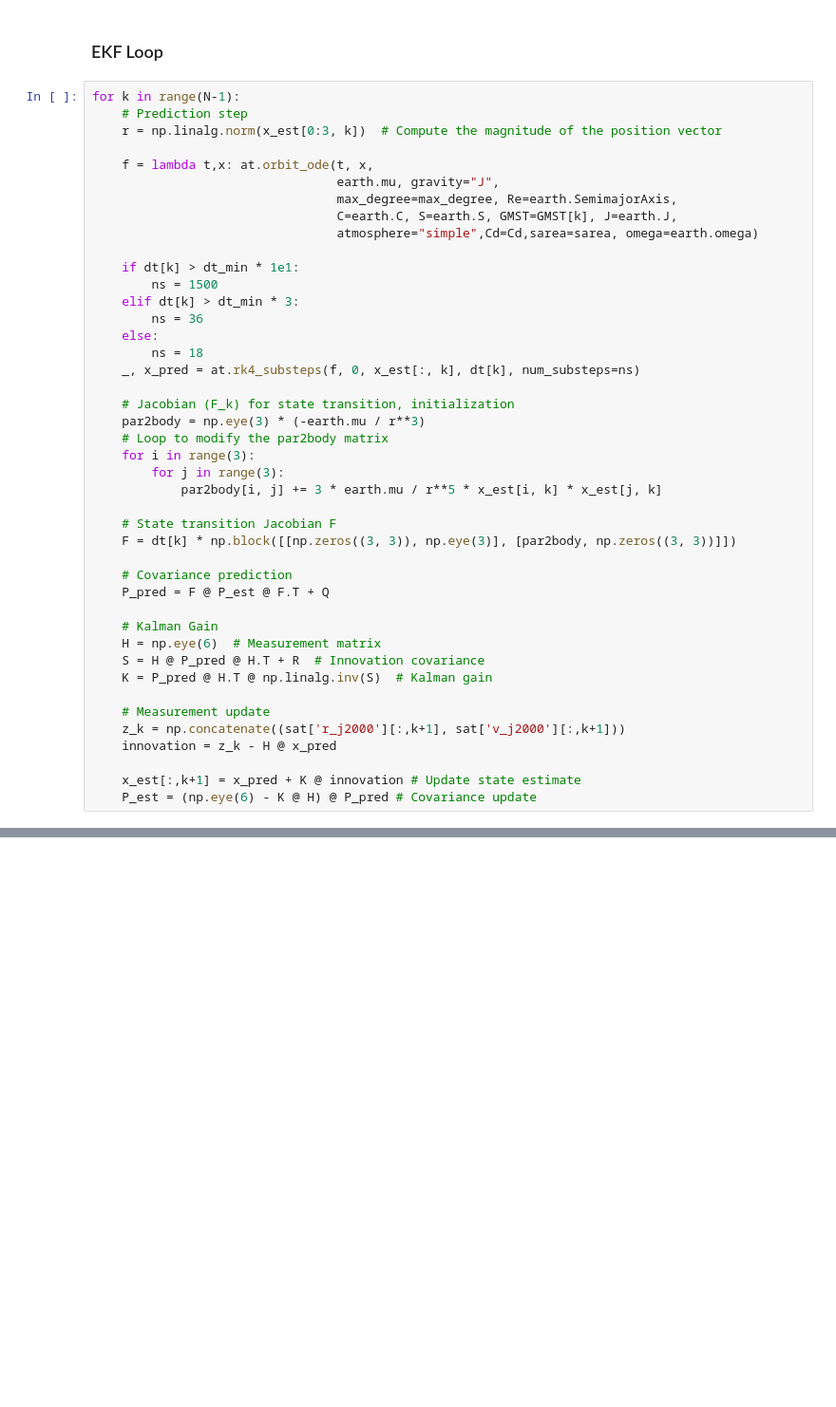
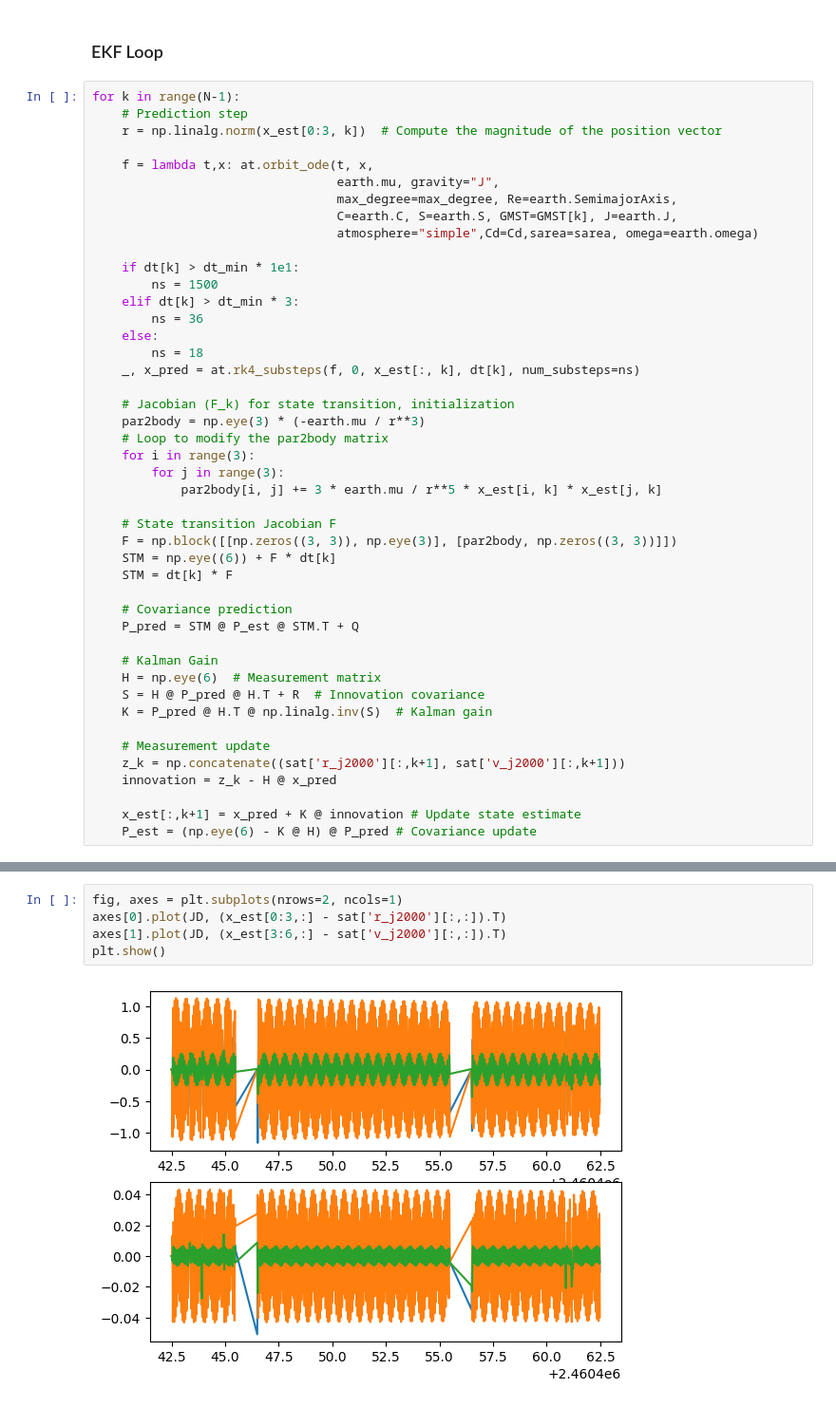
Before and after one commit to josephtule/perceptive-space-interview, a Jupyter notebook: main.ipynb, the cells around one changed output, grey strips where cells are left out. Shown at 95% size. Drawn from its saved outputs; the diff is of its cells as text; blank space fills up the shorter version.

```diff
--- a/main.ipynb
+++ b/main.ipynb
@@ -158,10 +158,12 @@ for k in range(N-1):
             par2body[i, j] += 3 * earth.mu / r**5 * x_est[i, k] * x_est[j, k]
 
     # State transition Jacobian F
-    F = dt[k] * np.block([[np.zeros((3, 3)), np.eye(3)], [par2body, np.zeros((3, 3))]])
+    F = np.block([[np.zeros((3, 3)), np.eye(3)], [par2body, np.zeros((3, 3))]])
+    STM = np.eye((6)) + F * dt[k]
+    STM = dt[k] * F
 
     # Covariance prediction
-    P_pred = F @ P_est @ F.T + Q
+    P_pred = STM @ P_est @ STM.T + Q
 
     # Kalman Gain
     H = np.eye(6)  # Measurement matrix
@@ -191,0 +199,7 @@ ax.plot(x_est[0,:],x_est[1,:],x_est[2,:],label="Estimated Trajectory",marker="o"
+# %%
+fig, axes = plt.subplots(nrows=2, ncols=1)
+axes[0].plot(JD, (x_est[0:3,:] - sat['r_j2000'][:,:]).T)
+axes[1].plot(JD, (x_est[3:6,:] - sat['v_j2000'][:,:]).T)
+plt.show()
+# %% [output]
+[figure, added]
```
Also changed, not shown: parts of 21 cells of this notebook, 1 other file.
